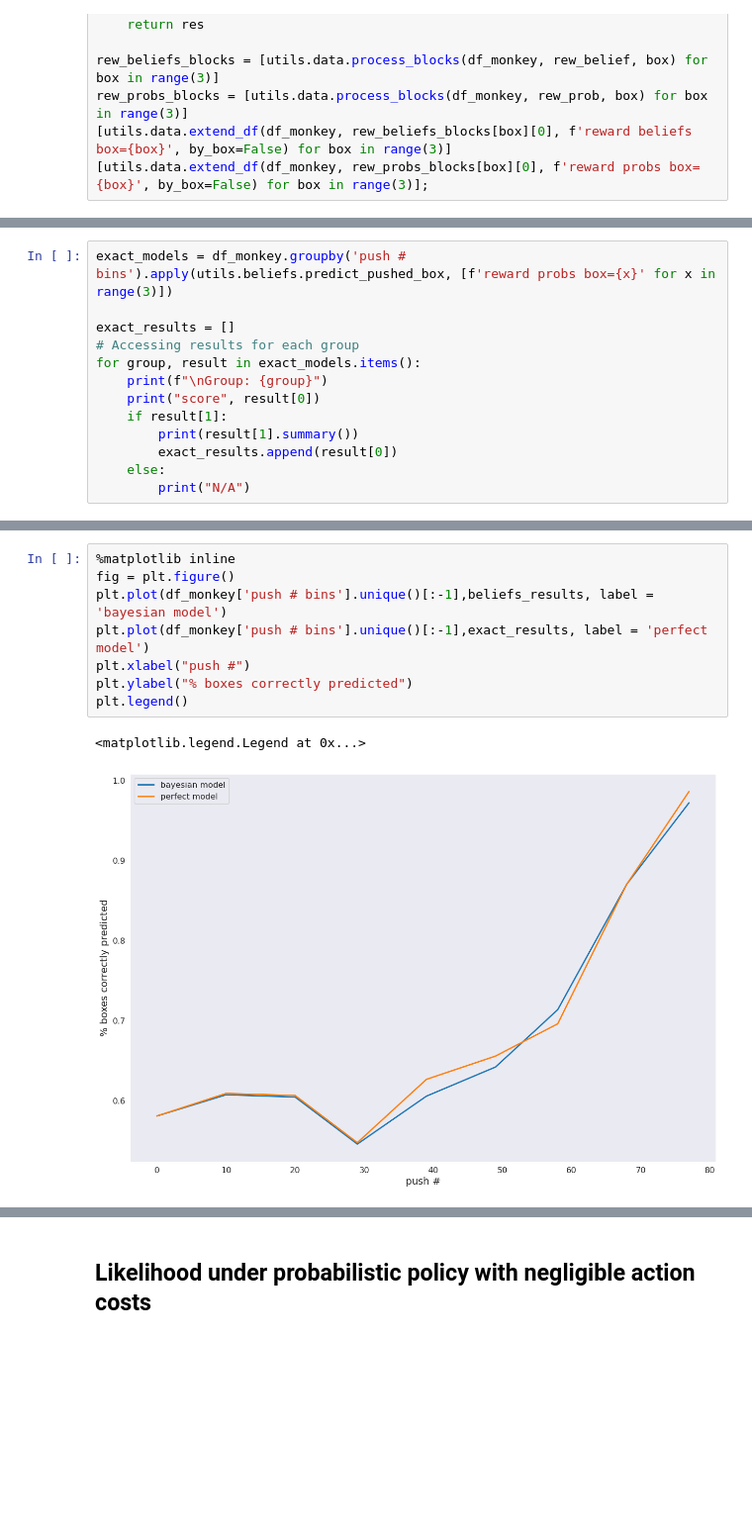
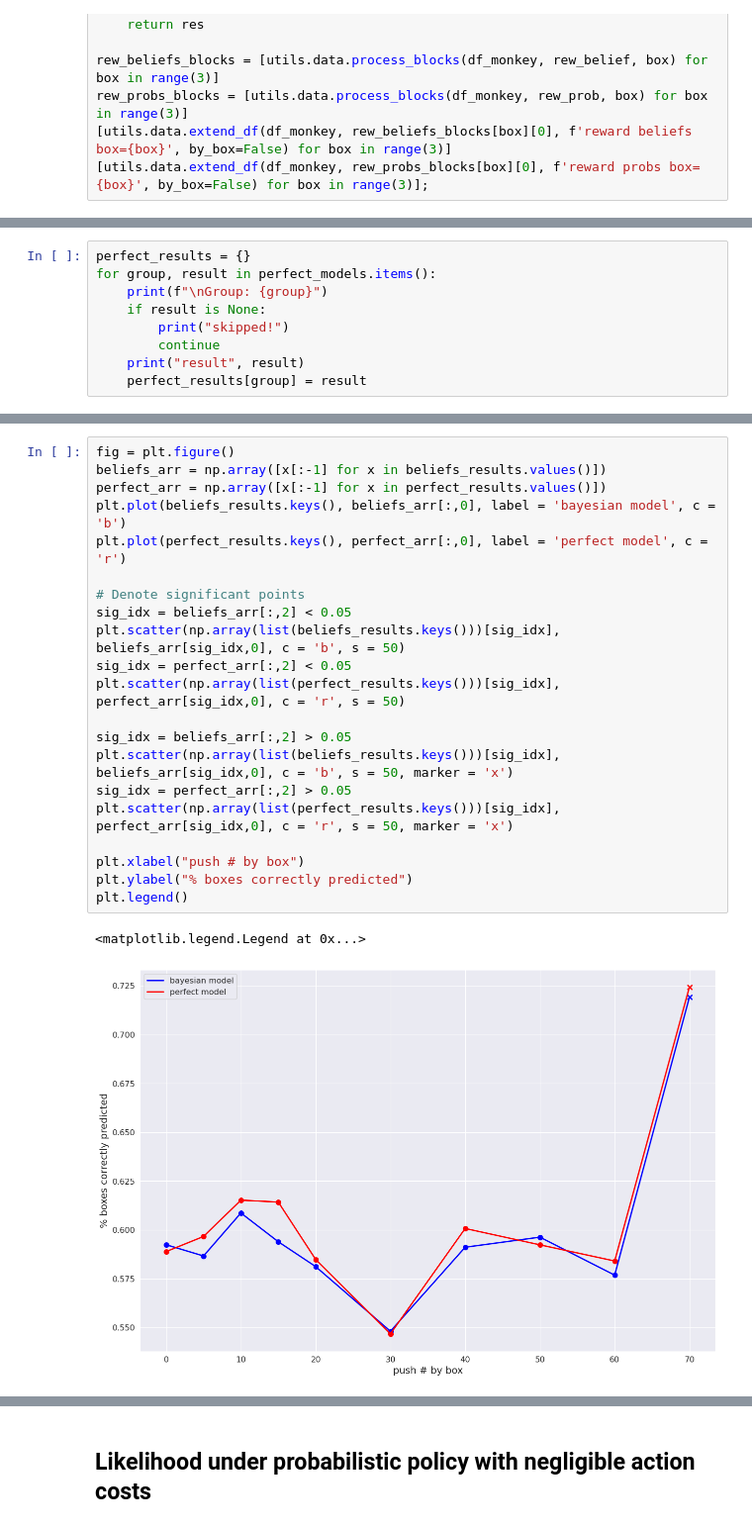
Before and after one commit to XaqLab/Foraging, a Jupyter notebook: notebooks/Belief Analysis (No Color).ipynb, the cells around one changed output, grey strips where cells are left out. Shown at 99% size. Cells and saved outputs as stored; diff of their text form; blank space fills up the shorter version.

```diff
--- a/notebooks/Belief Analysis (No Color).ipynb
+++ b/notebooks/Belief Analysis (No Color).ipynb
@@ -266,13 +232,0 @@ N/A
-# %%
-exact_models = df_monkey.groupby('push # bins').apply(utils.beliefs.predict_pushed_box, [f'reward probs box={x}' for x in range(3)])
-
-exact_results = []
-# Accessing results for each group
-for group, result in exact_models.items():
-    print(f"\nGroup: {group}")
-    print("score", result[0])
-    if result[1]:
-        print(result[1].summary())
-        exact_results.append(result[0])
-    else:
-        print("N/A")
@@ -296,0 +233,9 @@ N/A
+# %%
+perfect_results = {}
+for group, result in perfect_models.items():
+    print(f"\nGroup: {group}")
+    if result is None:
+        print("skipped!")
+        continue
+    print("result", result)
+    perfect_results[group] = result
@@ -297,11 +260,24 @@ N/A
 # %%
-%matplotlib inline
 fig = plt.figure()
-plt.plot(df_monkey['push # bins'].unique()[:-1],beliefs_results, label = 'bayesian model')
-plt.plot(df_monkey['push # bins'].unique()[:-1],exact_results, label = 'perfect model')
-plt.xlabel("push #")
+beliefs_arr = np.array([x[:-1] for x in beliefs_results.values()])
+perfect_arr = np.array([x[:-1] for x in perfect_results.values()])
+plt.plot(beliefs_results.keys(), beliefs_arr[:,0], label = 'bayesian model', c = 'b')
+plt.plot(perfect_results.keys(), perfect_arr[:,0], label = 'perfect model', c = 'r')
+
+# Denote significant points
+sig_idx = beliefs_arr[:,2] < 0.05
+plt.scatter(np.array(list(beliefs_results.keys()))[sig_idx], beliefs_arr[sig_idx,0], c = 'b', s = 50)
+sig_idx = perfect_arr[:,2] < 0.05
+plt.scatter(np.array(list(perfect_results.keys()))[sig_idx], perfect_arr[sig_idx,0], c = 'r', s = 50)
+
+sig_idx = beliefs_arr[:,2] > 0.05
+plt.scatter(np.array(list(beliefs_results.keys()))[sig_idx], beliefs_arr[sig_idx,0], c = 'b', s = 50, marker = 'x')
+sig_idx = perfect_arr[:,2] > 0.05
+plt.scatter(np.array(list(perfect_results.keys()))[sig_idx], perfect_arr[sig_idx,0], c = 'r', s = 50, marker = 'x')
+
+plt.xlabel("push # by box")
 plt.ylabel("% boxes correctly predicted")
 plt.legend()
 # %% [output]
 <matplotlib.legend.Legend at 0x...>
-[figure, old version]
+[figure, new version]
```
Also changed, not shown: parts of 20 cells of this notebook, 12 other files.
